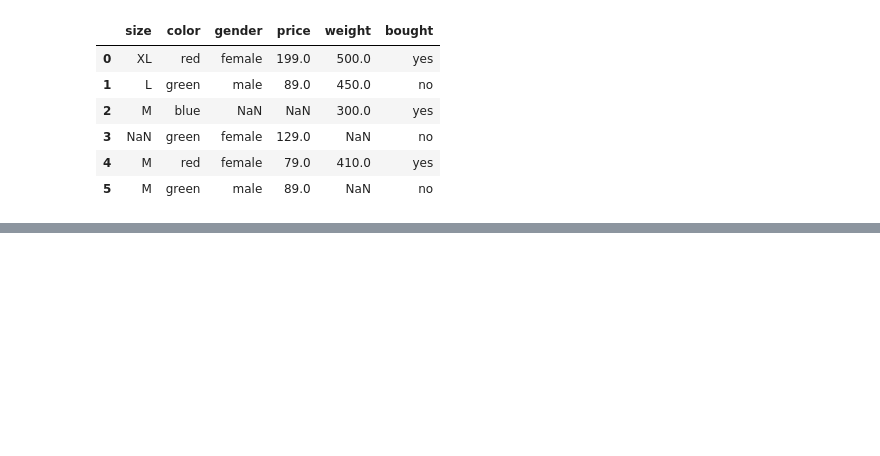
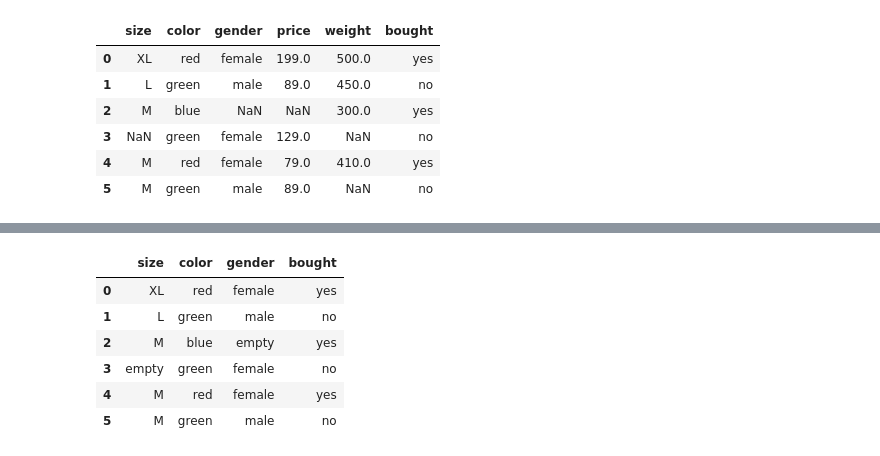
Before and after one commit to sanyamsh7/Notebooks, a Jupyter notebook: Exercises.ipynb, the cells around one changed output, grey strips where cells are left out. Drawn from its saved outputs; the diff is of its cells as text; code cells hidden in the pictures; blank space fills up the shorter version.

```diff
--- a/Exercises.ipynb
+++ b/Exercises.ipynb
@@ -81,0 +225,16 @@ imp_mean = SimpleImputer(missing_values = np.nan, strategy = 'mean')
+# %%
+import numpy as np
+import pandas as pd
+from sklearn.impute import SimpleImputer
+
+
+data = {
+    'size': ['XL', 'L', 'M', np.nan, 'M', 'M'],
+    'color': ['red', 'green', 'blue', 'green', 'red', 'green'],
+    'gender': ['female', 'male', np.nan, 'female', 'female', 'male'],
+    'price': [199.0, 89.0, np.nan, 129.0, 79.0, 89.0],
+    'weight': [500, 450, 300, np.nan, 410, np.nan],
+    'bought': ['yes', 'no', 'yes', 'no', 'yes', 'no']
+}
+
+df = pd.DataFrame(data=data)
@@ -81,0 +272,14 @@ imp_mean = SimpleImputer(missing_values = np.nan, strategy = 'mean')
+# %%
+# OR
+df_object = df.select_dtypes(include = ['object']).fillna('empty'
+)
+# %%
+df_object
+# %% [output]
+|  | size | color | gender | bought |
+| 0 | XL | red | female | yes |
+| 1 | L | green | male | no |
+| 2 | M | blue | empty | yes |
+| 3 | empty | green | female | no |
+| 4 | M | red | female | yes |
+| 5 | M | green | male | no |
```
Also changed, not shown: parts of 39 cells of this notebook.
